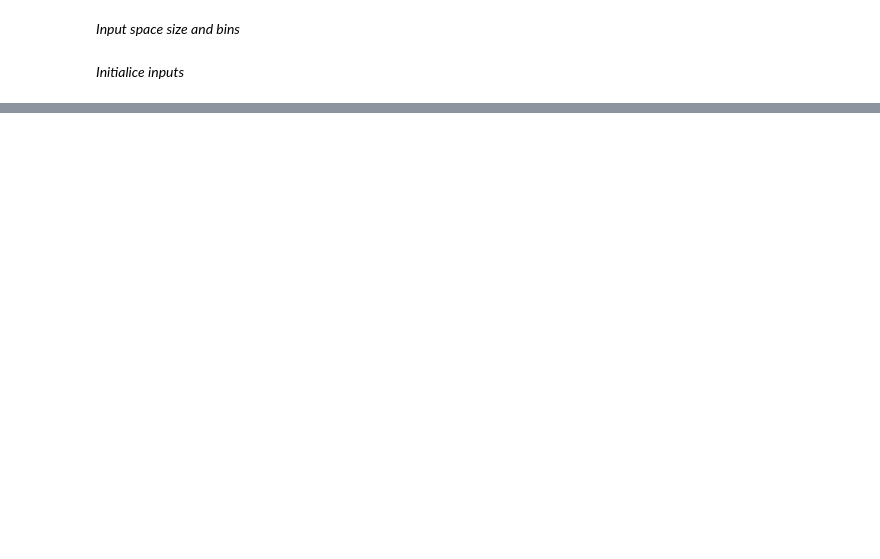
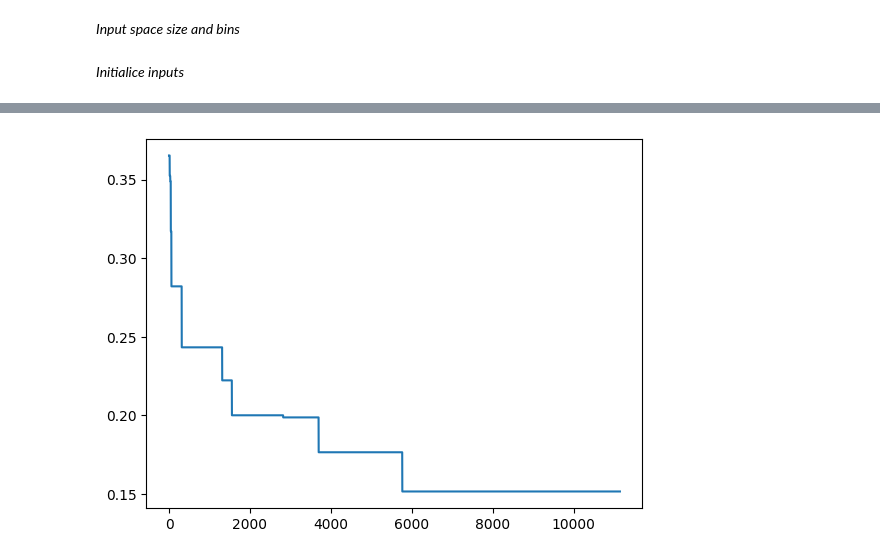
Before and after one commit to vladiH/optimizacion_corte, a Jupyter notebook: main.ipynb, the cells around one changed output, grey strips where cells are left out. Cells and saved outputs as stored; diff of their text form; code cells hidden in the pictures; blank space fills up the shorter version.

```diff
--- a/main.ipynb
+++ b/main.ipynb
@@ -51,3 +59,11 @@ len(fittnes)
+# %%
+fig = plt.figure()
+ax = plt.axes()
+scores, chromosome = list(zip(*fittnes))
+x = range(len(scores))
+ax.plot(x, scores);
+# %% [output]
+[figure, added]
 # %%
 m = stack.binsPositions(a.data,fittnes[0][1],area)
 plt.matshow(m)
```
Also changed, not shown: parts of 8 cells of this notebook, 1 other file.
